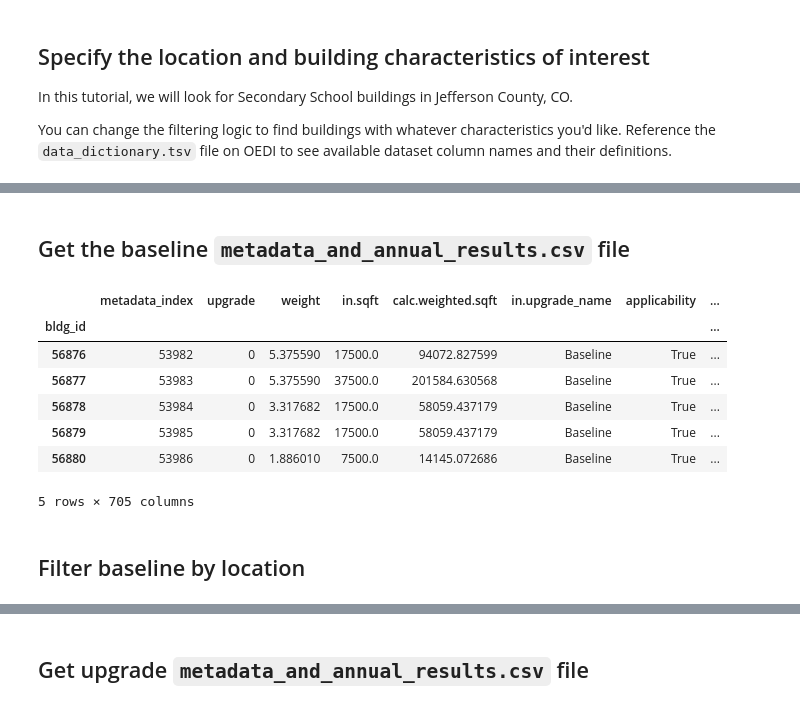
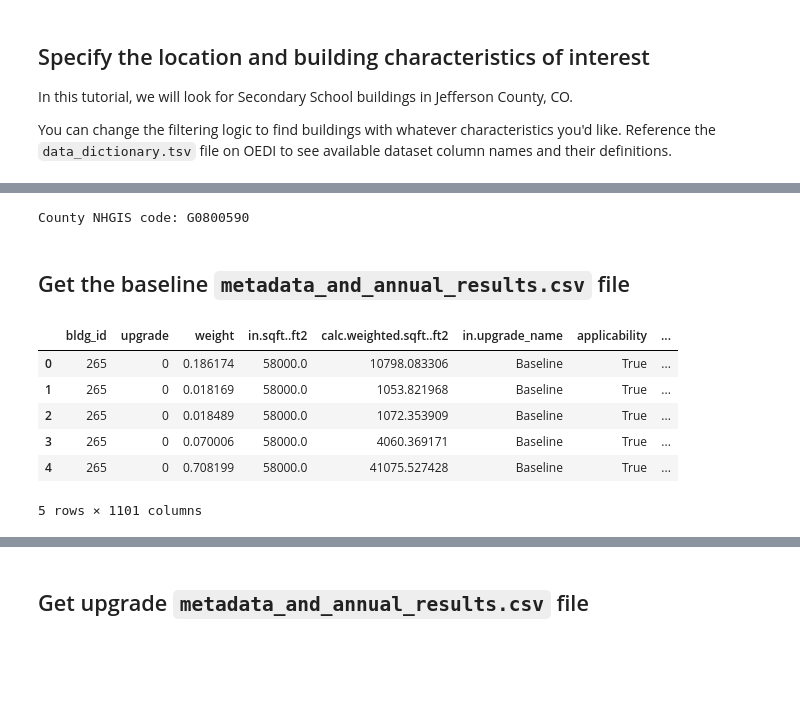
Before and after one commit to NREL/ComStock.github.io, a Jupyter notebook: assets/files/download_annual_baseline_and_upgrade_data.ipynb, the cells around one changed output, grey strips where cells are left out. Cells and saved outputs as stored; diff of their text form; code cells hidden in the pictures; blank space fills up the shorter version.

```diff
--- a/assets/files/download_annual_baseline_and_upgrade_data.ipynb
+++ b/assets/files/download_annual_baseline_and_upgrade_data.ipynb
@@ -62,17 +65,21 @@ county = 'CO, Jefferson County'
+# %%
+spatial_tract_lookup_path = f'{dataset_path}/geographic_information/spatial_tract_lookup_table.csv'
+spatial_tract_lookup = pd.read_csv(spatial_tract_lookup_path, low_memory=False)
+county_nhgis = str(spatial_tract_lookup.loc[spatial_tract_lookup['resstock_county_id'] == county, 'nhgis_county_gisjoin'].iloc[0])
+print('County NHGIS code:', county_nhgis)
+# %% [output]
+County NHGIS code: G0800590
 # %% [markdown]
 ## Get the baseline `metadata_and_annual_results.csv` file
 # %%
-baseline_metadata_and_annual_path = f'{dataset_path}/metadata_and_annual_results/by_state/state={state}/parquet/{state}_baseline_metadata_and_annual_results.parquet'
-baseline_meta_and_annual_df = pd.read_parquet(baseline_metadata_and_annual_path)
-baseline_meta_and_annual_df.head()
+baseline_metadata_and_annual_path = f'{dataset_path}/metadata_and_annual_results/by_state_and_county/full/parquet/state={state}/county={county_nhgis}/{state}_{county_nhgis}_baseline.parquet'
+baseline_metadata_and_annual = pd.read_parquet(baseline_metadata_and_annual_path)
+baseline_metadata_and_annual.head()
 # %% [output]
-|  | metadata_index | upgrade | weight | in.sqft | calc.weighted.sqft | in.upgrade_name | applicability | ... |
-| bldg_id |  |  |  |  |  |  |  | ... |
-| 56876 | 53982 | 0 | 5.375590 | 17500.0 | 94072.827599 | Baseline | True | ... |
-| 56877 | 53983 | 0 | 5.375590 | 37500.0 | 201584.630568 | Baseline | True | ... |
-| 56878 | 53984 | 0 | 3.317682 | 17500.0 | 58059.437179 | Baseline | True | ... |
-| 56879 | 53985 | 0 | 3.317682 | 17500.0 | 58059.437179 | Baseline | True | ... |
-| 56880 | 53986 | 0 | 1.886010 | 7500.0 | 14145.072686 | Baseline | True | ... |
+|  | bldg_id | upgrade | weight | in.sqft..ft2 | calc.weighted.sqft..ft2 | in.upgrade_name | applicability | ... |
+| 0 | 265 | 0 | 0.186174 | 58000.0 | 10798.083306 | Baseline | True | ... |
+| 1 | 265 | 0 | 0.018169 | 58000.0 | 1053.821968 | Baseline | True | ... |
+| 2 | 265 | 0 | 0.018489 | 58000.0 | 1072.353909 | Baseline | True | ... |
+| 3 | 265 | 0 | 0.070006 | 58000.0 | 4060.369171 | Baseline | True | ... |
+| 4 | 265 | 0 | 0.708199 | 58000.0 | 41075.527428 | Baseline | True | ... |
-5 rows × 705 columns
+5 rows × 1101 columns
-# %% [markdown]
-## Filter baseline by location
```
Also changed, not shown: parts of 9 cells of this notebook, 3 other files.
